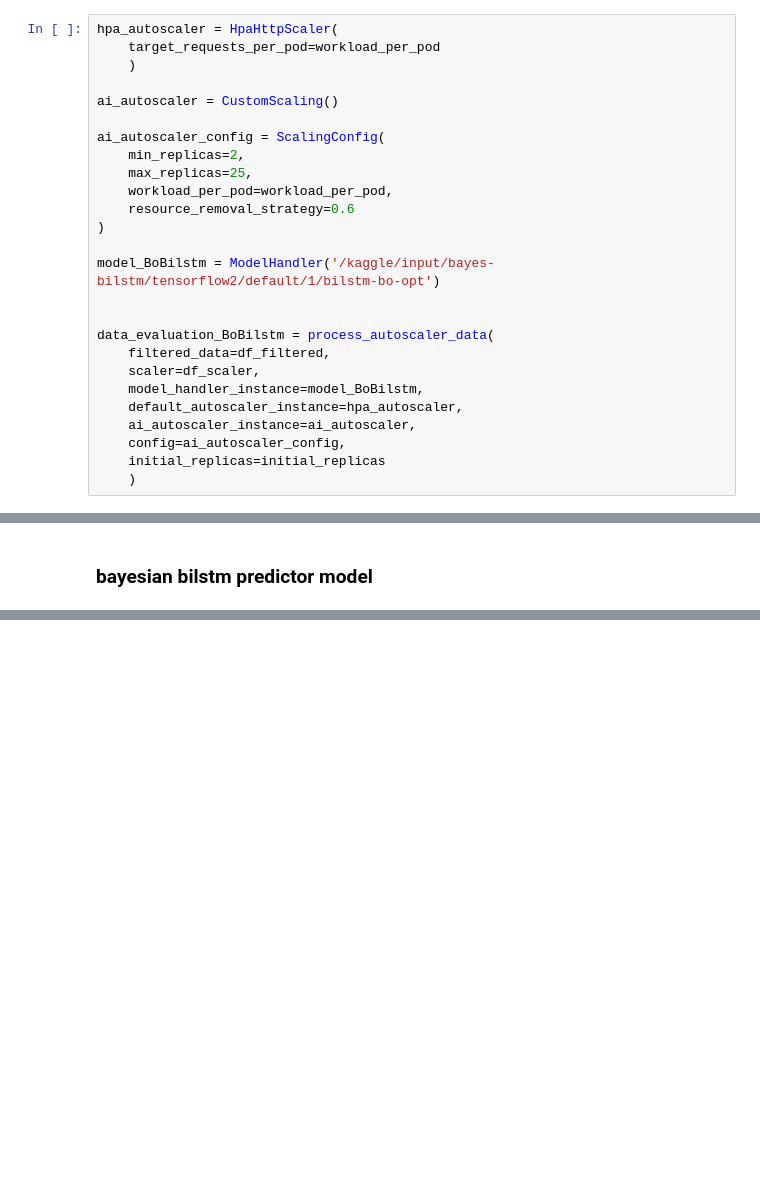
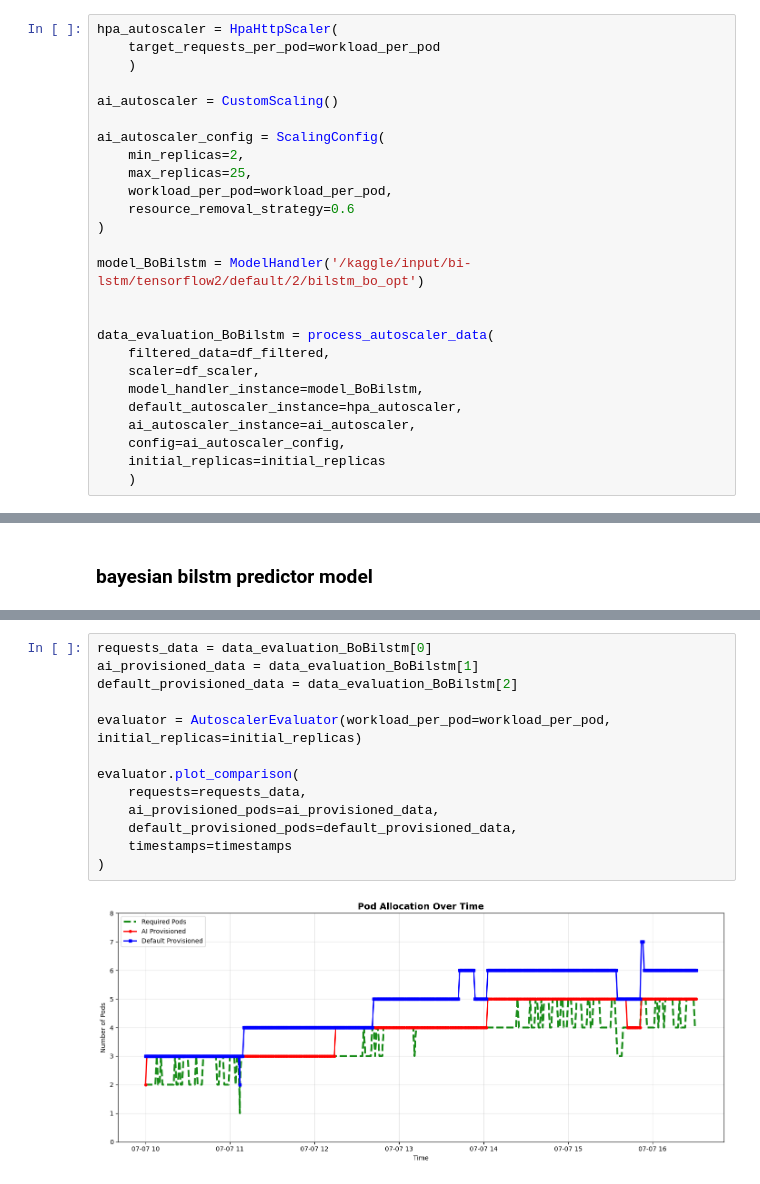
Before and after one commit to hasyimashari/skripsi_autoscaler-evaluation, a Jupyter notebook: auto-scaler-evaluation.ipynb, the cells around one changed output, grey strips where cells are left out. Drawn from its saved outputs; the diff is of its cells as text; blank space fills up the shorter version.

```diff
--- a/auto-scaler-evaluation.ipynb
+++ b/auto-scaler-evaluation.ipynb
@@ -606,7 +741,7 @@ ai_autoscaler_config = ScalingConfig(
     resource_removal_strategy=0.6
 )
 
-model_BoBilstm = ModelHandler('/kaggle/input/bayes-bilstm/tensorflow2/default/1/bilstm-bo-opt')
+model_BoBilstm = ModelHandler('/kaggle/input/bi-lstm/tensorflow2/default/2/bilstm_bo_opt')
 
 
 data_evaluation_BoBilstm = process_autoscaler_data(
@@ -688,0 +824,15 @@ evaluator.plot_comparison(
+# %%
+requests_data = data_evaluation_BoBilstm[0]
+ai_provisioned_data = data_evaluation_BoBilstm[1]
+default_provisioned_data = data_evaluation_BoBilstm[2]
+
+evaluator = AutoscalerEvaluator(workload_per_pod=workload_per_pod, initial_replicas=initial_replicas)
+
+evaluator.plot_comparison(
+    requests=requests_data,
+    ai_provisioned_pods=ai_provisioned_data,
+    default_provisioned_pods=default_provisioned_data,
+    timestamps=timestamps
+)
+# %% [output]
+[figure, added]
```
Also changed, not shown: parts of 14 cells of this notebook.
